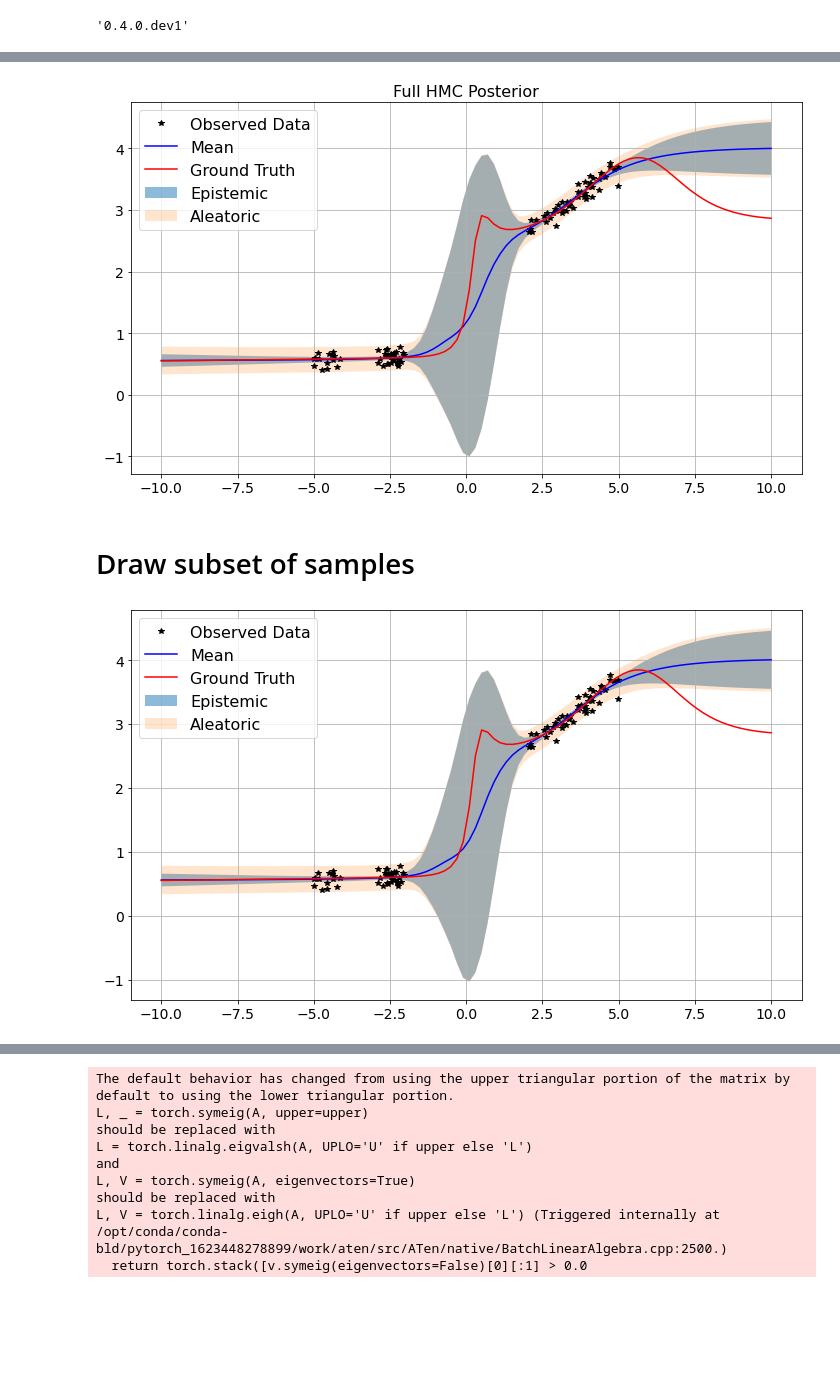
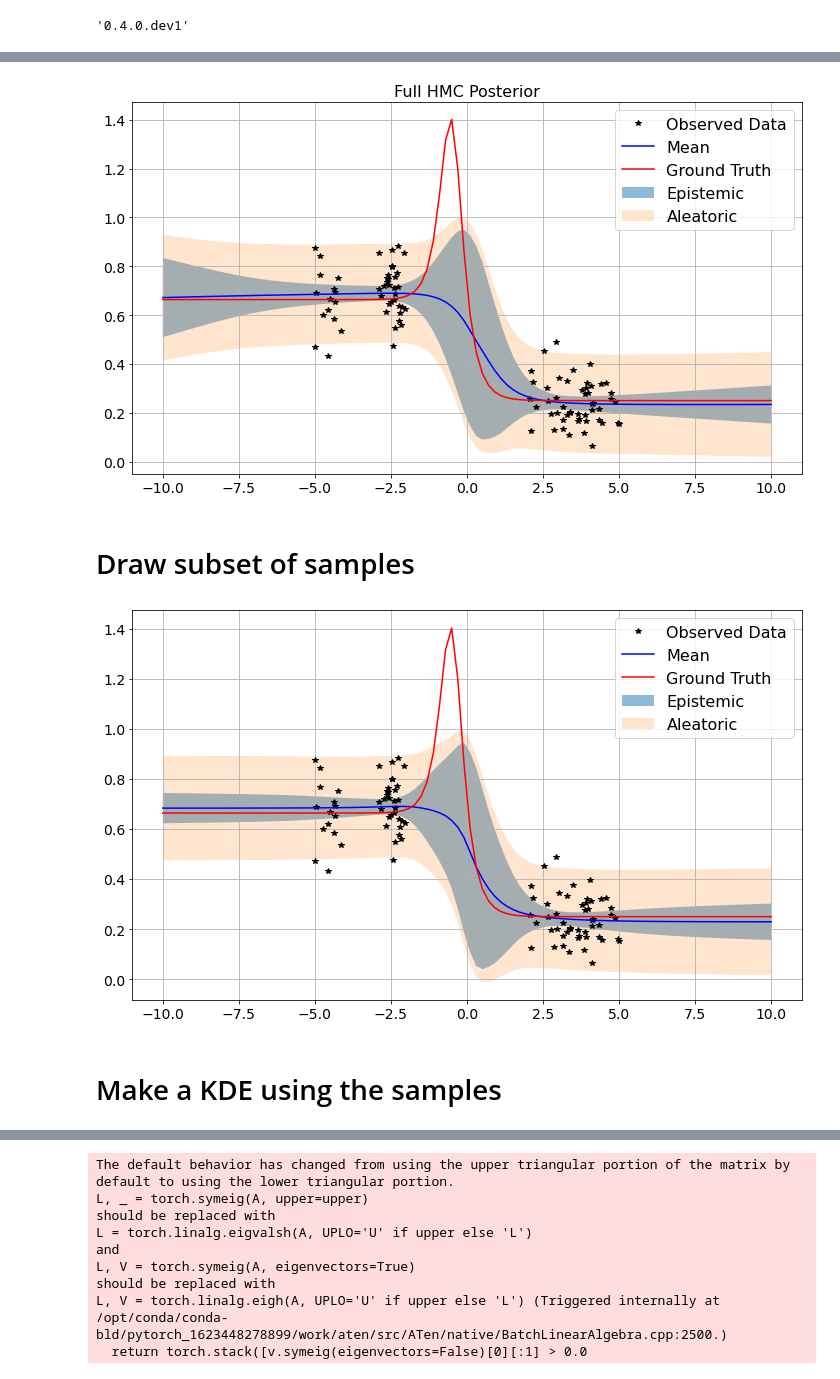
Before and after one commit to Bottledd/iREC, a Jupyter notebook: notebooks/hmc_bnn.ipynb, the cells around one changed output, grey strips where cells are left out. Drawn from its saved outputs; the diff is of its cells as text; code cells hidden in the pictures; blank space fills up the shorter version.

```diff
--- a/notebooks/hmc_bnn.ipynb
+++ b/notebooks/hmc_bnn.ipynb
@@ -35,7 +35,7 @@ i = 30
 x_data = torch.cat([x[0:i - 15], x[i + 14:]])
 
 # generate some data
-alpha, beta, num_nodes = 1., 100., 4
+alpha, beta, num_nodes = 1., 100., 2
 
 # generate some data
 data_generator_model = Deterministic_NN(alpha=alpha, beta=beta, num_nodes=num_nodes)
@@ -157,9 +157,9 @@ ax1.plot(ll_full)
 # %%
 fs = 16
 
-m = pred_list[2000:].mean(0).to('cpu')
-s = pred_list[2000:].std(0).to('cpu')
-s_al = (pred_list[2000:].var(0).to('cpu') + tau_out ** -1) ** 0.5
+m = pred_list.mean(0).to('cpu')
+s = pred_list.std(0).to('cpu')
+s_al = (pred_list.var(0).to('cpu') + tau_out ** -1) ** 0.5
 
 f, ax = plt.subplots(1, 1, figsize=(10, 6))
 
@@ -187,13 +187,13 @@ plt.tight_layout()
 
 plt.show()
 # %% [output]
-[figure, old version]
+[figure, new version]
 # %% [markdown]
 # Draw subset of samples
 # %%
 import random
 
-subset = random.sample(params_hmc_gpu[2000:], 1000)
+subset = random.sample(params_hmc_gpu, 50)
 # Let's predict over the entire test range [-2,2]
 pred_list, log_probs_f = hamiltorch.predict_model(net, x = xs.to(device),
                                                   y = xs.to(device), samples=subset,
@@ -206,31 +206,33 @@ fs = 16
 m = pred_list.mean(0).to('cpu')
 s = pred_list.std(0).to('cpu')
 s_al = (pred_list.var(0).to('cpu') + tau_out ** -1) ** 0.5
 
 f, ax = plt.subplots(1, 1, figsize=(10, 6))
 
 # Get upper and lower confidence bounds
 lower, upper = (m - s*2).flatten(), (m + s*2).flatten()
 # + aleotoric
 lower_al, upper_al = (m - s_al*2).flatten(), (m + s_al*2).flatten()
 
 # Plot training data as black stars
 ax.plot(x_data.numpy(), y_data.numpy(), 'k*', rasterized=True)
 # Plot predictive means as blue line
 ax.plot(xs.numpy(), m.numpy(), 'b', rasterized=True)
 ax.plot(xs.numpy(), ys.numpy(), 'r', rasterized=True)
 # Shade between the lower and upper confidence bounds
 ax.fill_between(xs.flatten().numpy(), lower.numpy(), upper.numpy(), alpha=0.5, rasterized=True)
 ax.fill_between(xs.flatten().numpy(), lower_al.numpy(), upper_al.numpy(), alpha=0.2, rasterized=True)
 plt.grid()
 ax.legend(['Observed Data', 'Mean', 'Ground Truth', 'Epistemic', 'Aleatoric'], fontsize = fs)
 ax.tick_params(axis='both', which='major', labelsize=14)
 ax.tick_params(axis='both', which='minor', labelsize=14)
 
 
 plt.tight_layout()
 # plt.savefig('plots/full_hmc.pdf', rasterized=True)
 
 plt.show()
 # %% [output]
-[figure, old version]
+[figure, new version]
+# %% [markdown]
+# Make a KDE using the samples
```
Also changed, not shown: parts of 6 cells of this notebook, 20 other files.
